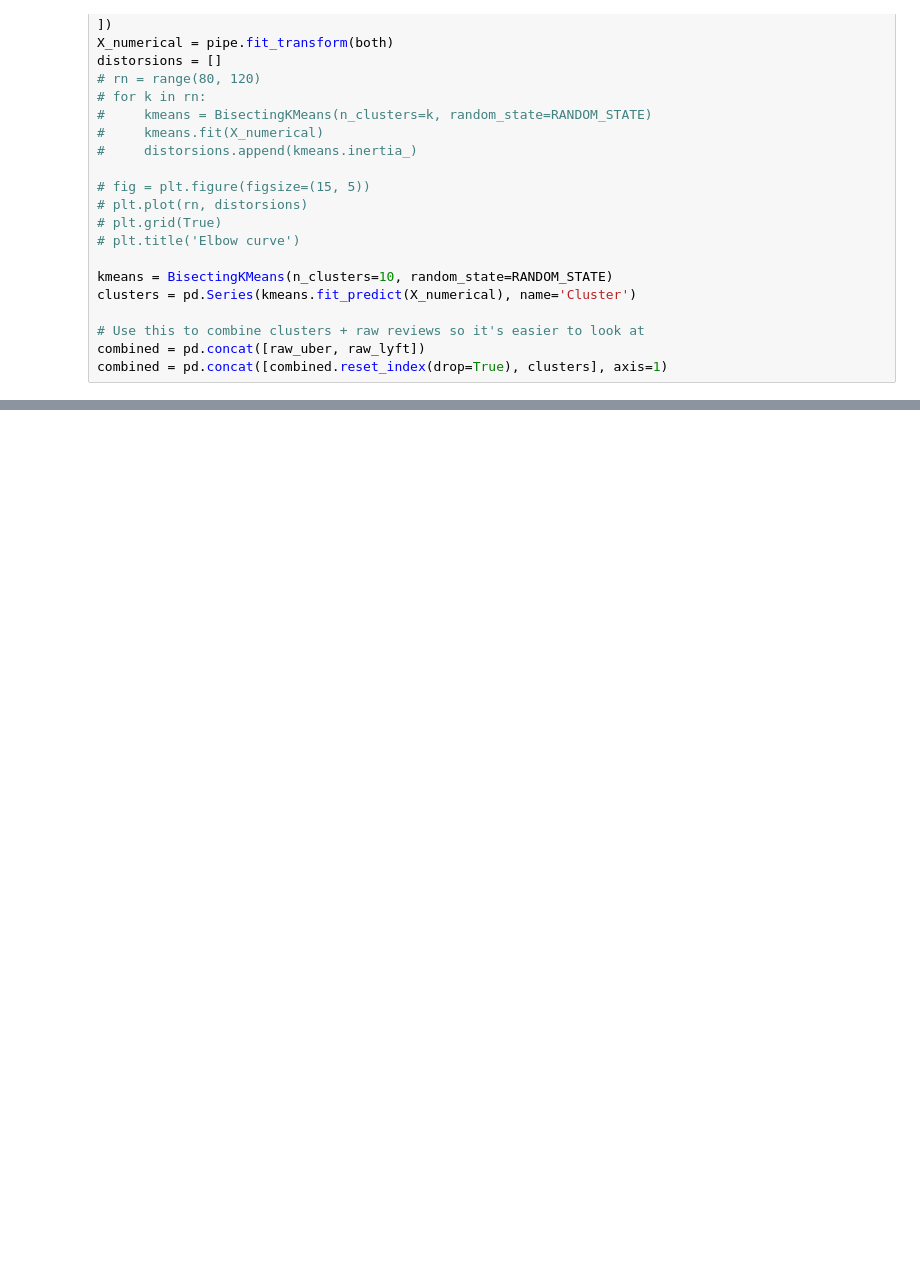
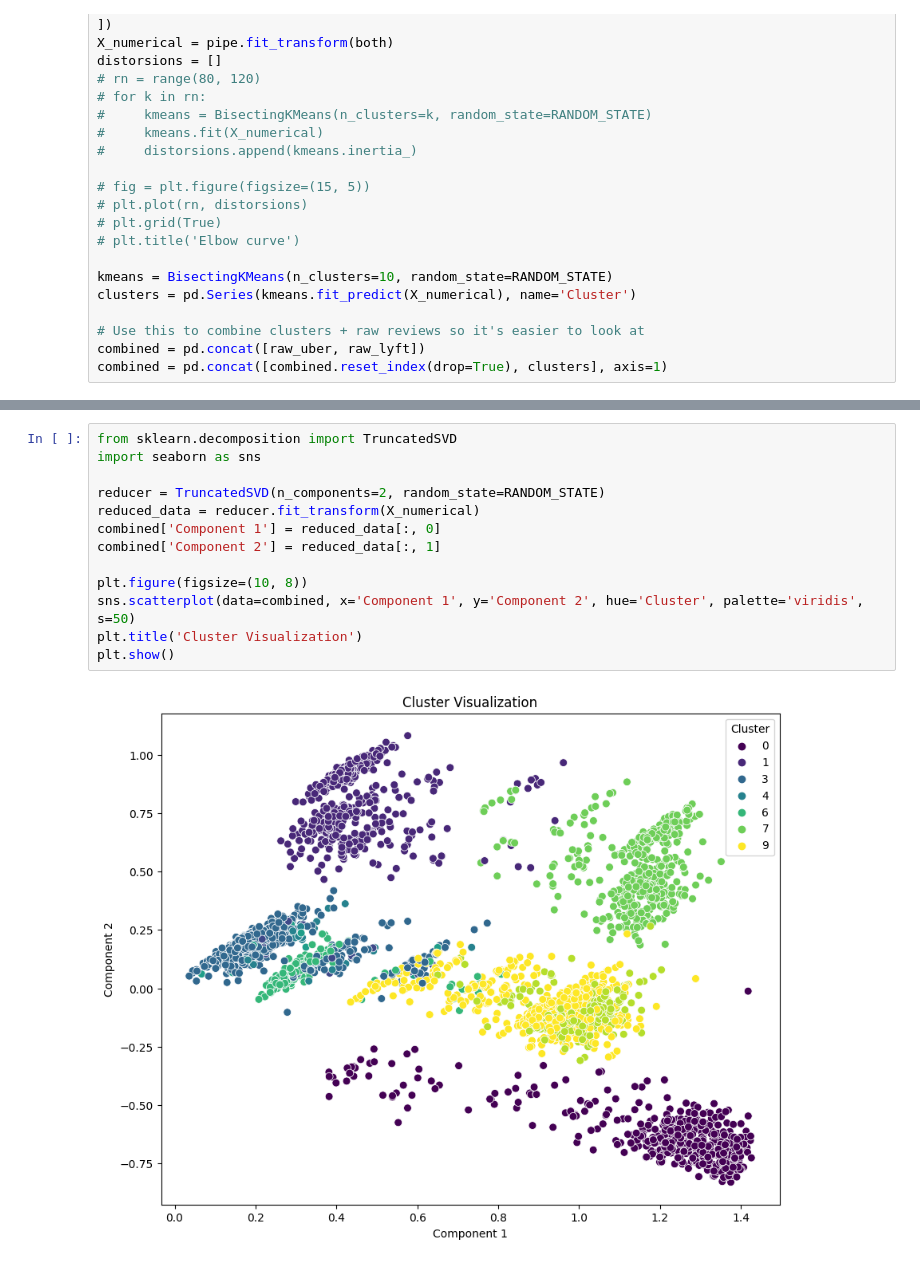
Before and after one commit to evkes/CPSC-4300-Gig-Economy, a Jupyter notebook: janetTest.ipynb, the cells around one changed output, grey strips where cells are left out. Cells and saved outputs as stored; diff of their text form; blank space fills up the shorter version.

Commit message:
Pushed a visualization

```diff
--- a/janetTest.ipynb
+++ b/janetTest.ipynb
@@ -207,0 +205,15 @@ HTML(tabulate(data.sample(min(limit, data.shape[0])), headers=cols, tablefmt='ht
+# %%
+from sklearn.decomposition import TruncatedSVD
+import seaborn as sns
+
+reducer = TruncatedSVD(n_components=2, random_state=RANDOM_STATE)
+reduced_data = reducer.fit_transform(X_numerical)
+combined['Component 1'] = reduced_data[:, 0]
+combined['Component 2'] = reduced_data[:, 1]
+
+plt.figure(figsize=(10, 8))
+sns.scatterplot(data=combined, x='Component 1', y='Component 2', hue='Cluster', palette='viridis', s=50)
+plt.title('Cluster Visualization')
+plt.show()
+# %% [output]
+[figure, added]
```
Also changed, not shown: parts of 2 cells of this notebook.
